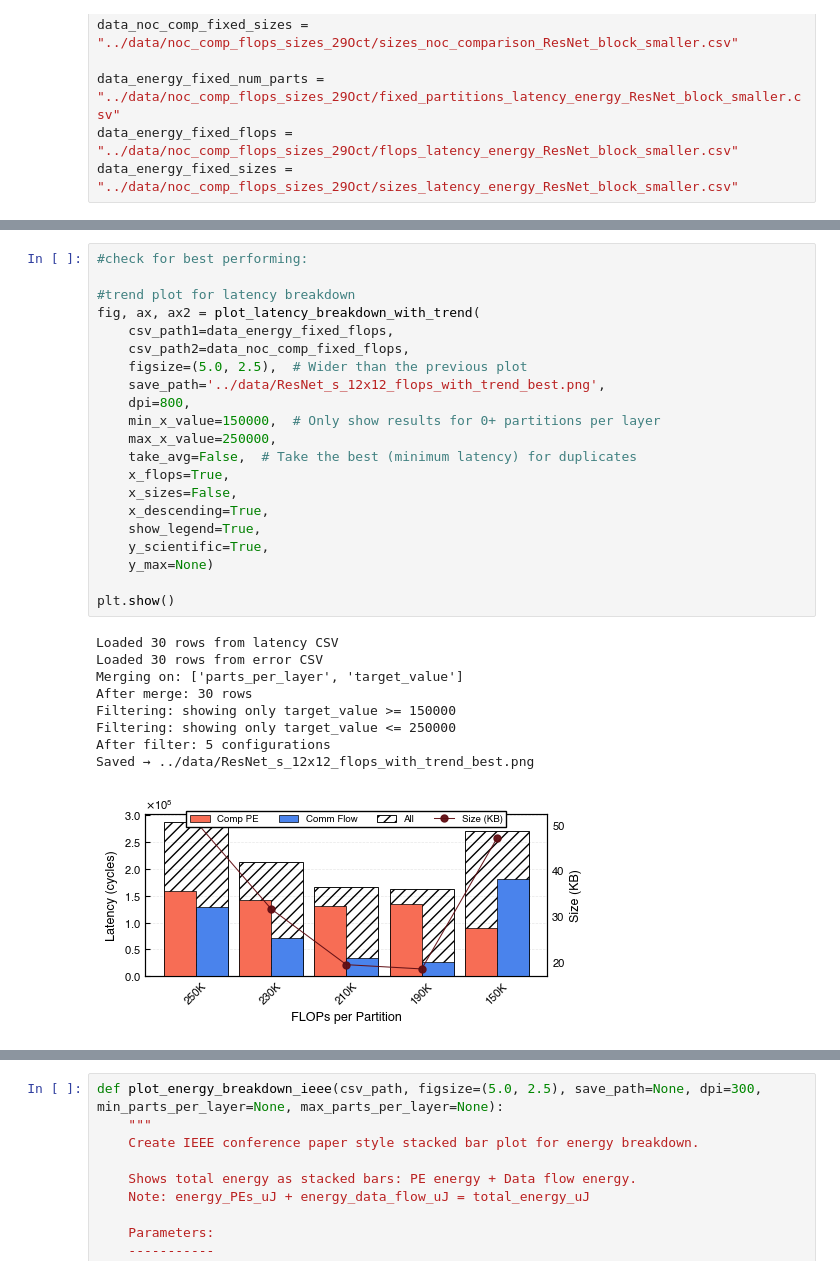
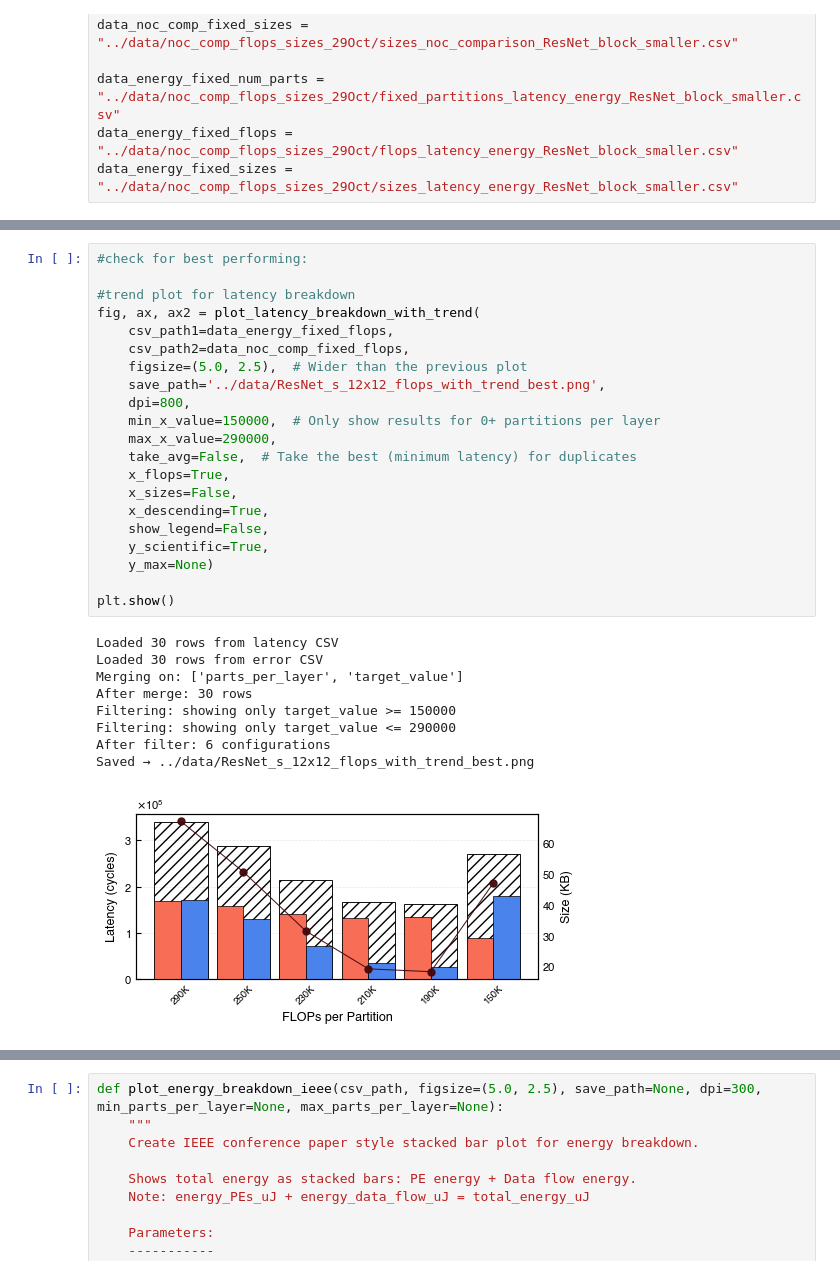
Before and after one commit to jjastrz14/ReNOS, a Jupyter notebook: notebooks/NoC_comparisons.ipynb, the cells around one changed output, grey strips where cells are left out. Cells and saved outputs as stored; diff of their text form.

Commit message:
after presentation

```diff
--- a/notebooks/NoC_comparisons.ipynb
+++ b/notebooks/NoC_comparisons.ipynb
@@ -1091,31 +1224,31 @@ Saved → ../data/ResNet_s_12x12_flops_with_trend.png
 # %%
 #check for best performing:
 
 #trend plot for latency breakdown
 fig, ax, ax2 = plot_latency_breakdown_with_trend(
     csv_path1=data_energy_fixed_flops,
     csv_path2=data_noc_comp_fixed_flops,
     figsize=(5.0, 2.5),  # Wider than the previous plot
     save_path='../data/ResNet_s_12x12_flops_with_trend_best.png',
     dpi=800,
     min_x_value=150000,  # Only show results for 0+ partitions per layer
-    max_x_value=250000,
+    max_x_value=290000,
     take_avg=False,  # Take the best (minimum latency) for duplicates
     x_flops=True,
     x_sizes=False,
     x_descending=True,
-    show_legend=True,
+    show_legend=False,
     y_scientific=True,
     y_max=None)
 
 plt.show()
 # %% [output]
 Loaded 30 rows from latency CSV
 Loaded 30 rows from error CSV
 Merging on: ['parts_per_layer', 'target_value']
 After merge: 30 rows
 Filtering: showing only target_value >= 150000
-Filtering: showing only target_value <= 250000
-After filter: 5 configurations
+Filtering: showing only target_value <= 290000
+After filter: 6 configurations
 Saved → ../data/ResNet_s_12x12_flops_with_trend_best.png
-[figure, old version]
+[figure, new version]
```
Also changed, not shown: parts of 18 cells of this notebook, 2 other files.
